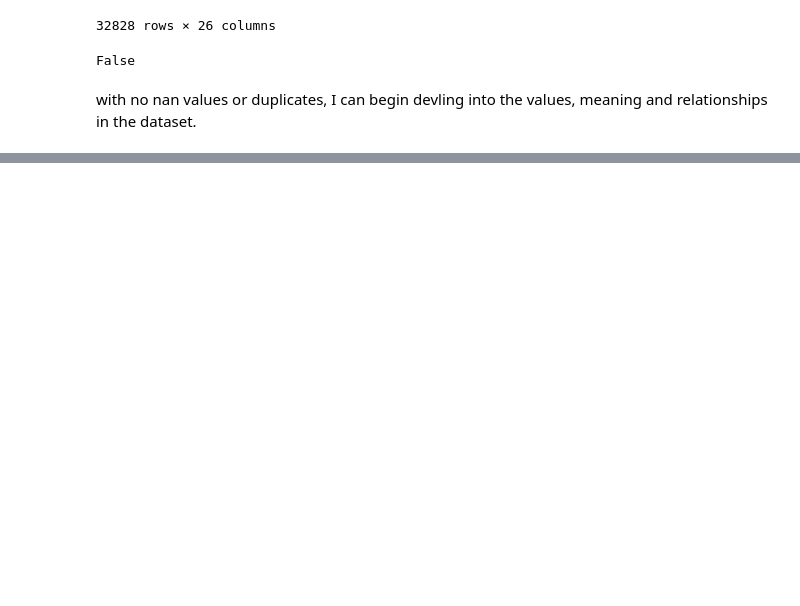
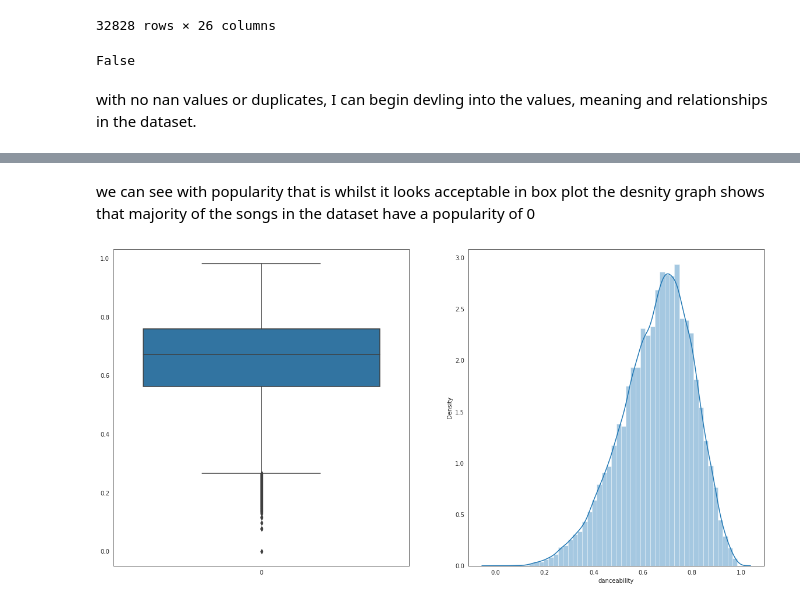
Before and after one commit to HumanClone/dasc, a Jupyter notebook: DASC EDA.ipynb, the cells around one changed output, grey strips where cells are left out. Cells and saved outputs as stored; diff of their text form; code cells hidden in the pictures; blank space fills up the shorter version.

```diff
--- a/DASC EDA.ipynb
+++ b/DASC EDA.ipynb
@@ -147,0 +170,9 @@ with no nan values or duplicates, I can begin devling into the values, meaning a
+# %% [markdown]
+we can see with popularity that is whilst it looks acceptable in  box plot the desnity graph shows that majority of the songs in the dataset have a popularity of 0
+# %%
+fig, axes = plt.subplots(1, 2, figsize=(20, 10))
+sns.boxplot(data=df.danceability, ax=axes[0])
+sns.distplot(df.danceability, ax=axes[1])
+plt.show()
+# %% [output]
+[figure, added]
```
Also changed, not shown: parts of 29 cells of this notebook.
